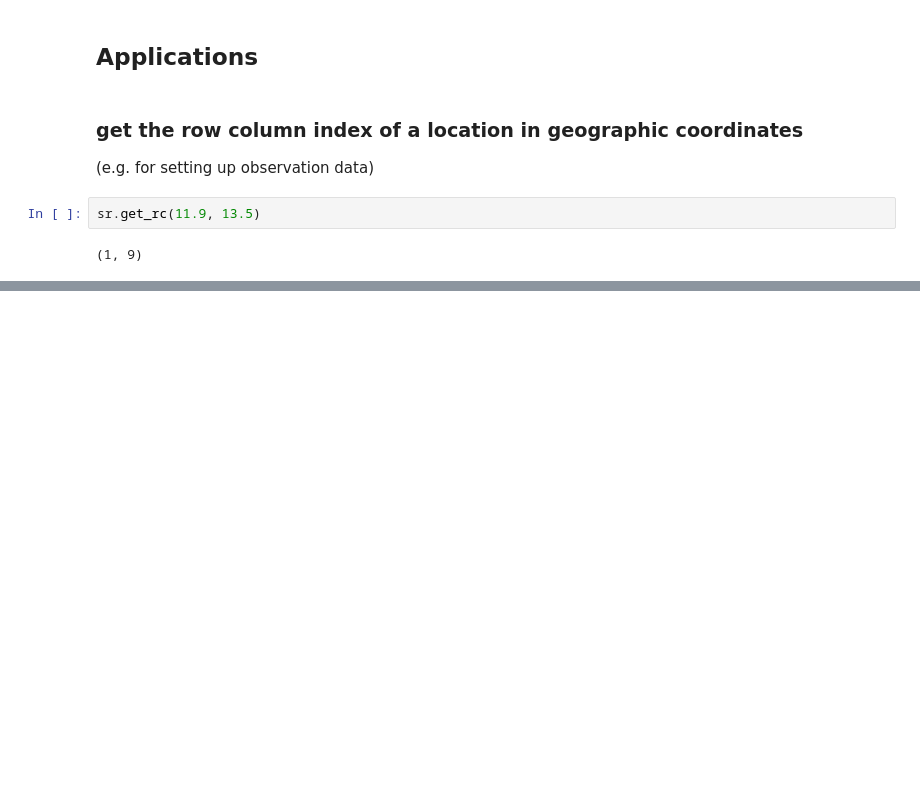
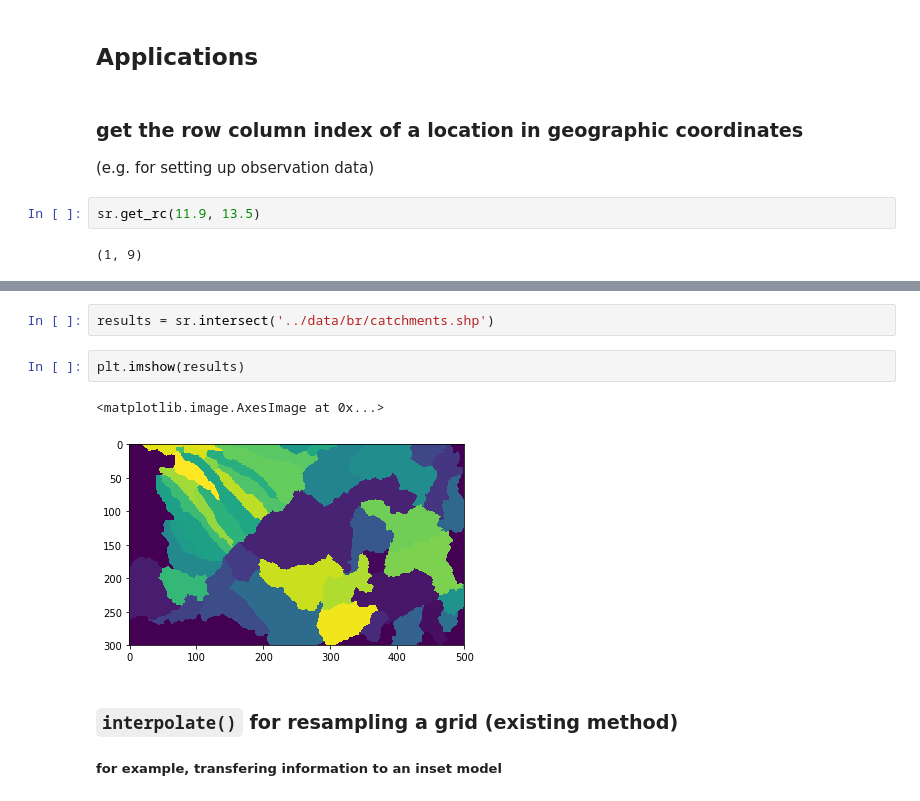
Before and after one commit to aleaf/flopy, a Jupyter notebook: examples/Notebooks/SpatialReference_demo.ipynb, the cells around one changed output, grey strips where cells are left out. Saved outputs shown, nothing was run; the diff lists cells and outputs as text; blank space fills up the shorter version.

```diff
--- a/examples/Notebooks/SpatialReference_demo.ipynb
+++ b/examples/Notebooks/SpatialReference_demo.ipynb
@@ -137,0 +188,11 @@ sr.get_rc(11.9, 13.5)
+# %%
+results = sr.intersect('../data/br/catchments.shp')
+# %%
+plt.imshow(results)
+# %% [output]
+<matplotlib.image.AxesImage at 0x...>
+[figure, added]
+# %% [markdown]
+### `interpolate()` for resampling a grid (existing method)
+
+##### for example, transfering information to an inset model
```
Also changed, not shown: parts of 12 cells of this notebook, 2 other files.
